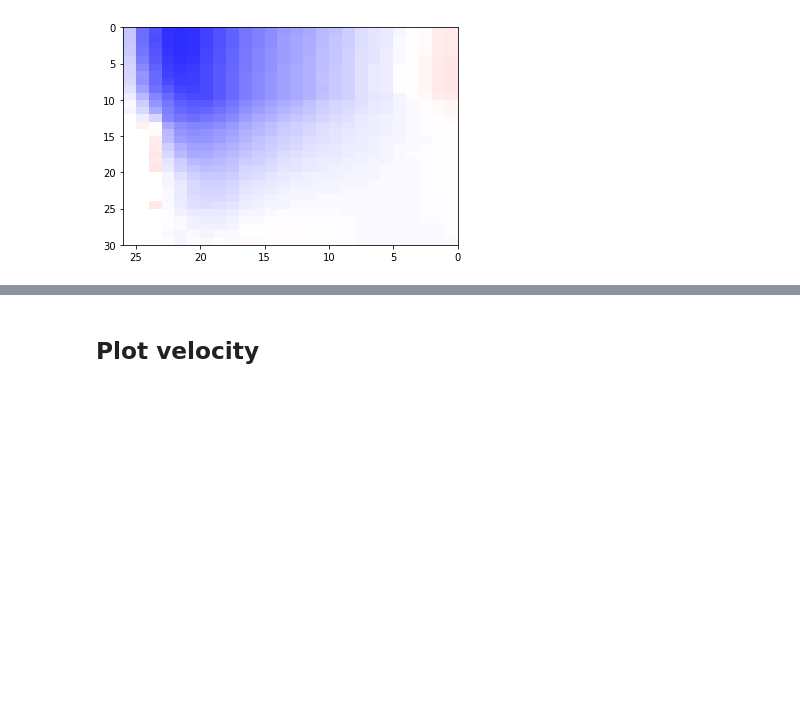
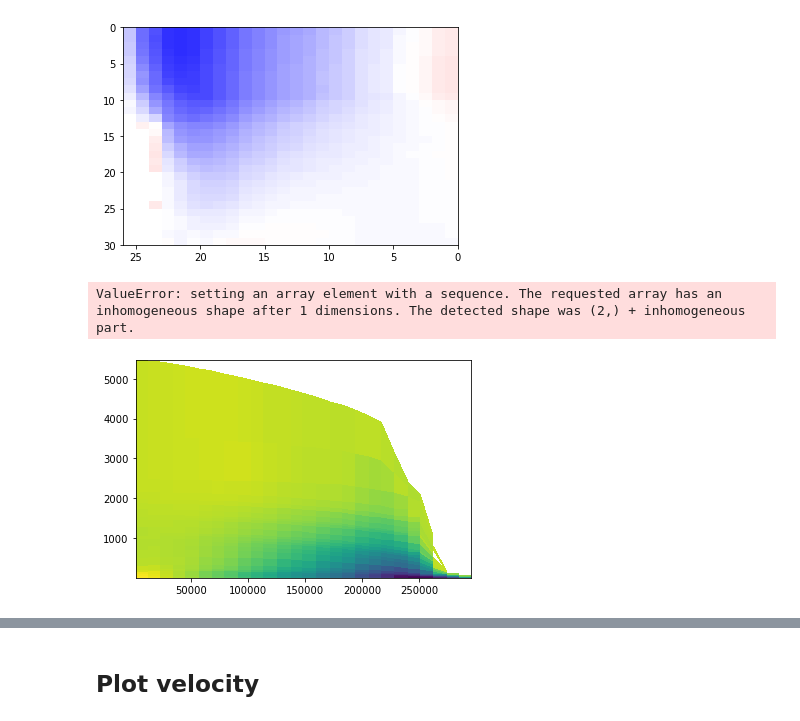
Before and after one commit to HarryLuyt/paper1_scripts, a Jupyter notebook: Scripts/HYCOM_ACT_Section.ipynb, the cells around one changed output, grey strips where cells are left out. Drawn from its saved outputs; the diff is of its cells as text; code cells hidden in the pictures; blank space fills up the shorter version.

```diff
--- a/Scripts/HYCOM_ACT_Section.ipynb
+++ b/Scripts/HYCOM_ACT_Section.ipynb
@@ -182,3 +182,15 @@ ax.invert_yaxis()
 ax.invert_xaxis()
 # %% [output]
 [figure]
+# %%
+# plt.pcolormesh(FREE_rot['intf_lower'].mean(dim='time'))
+depth_grid = FREE_rot['intf_lower'].mean(dim='time')
+# plt.contourf(np.meshgrid(depth_grid), FREE_rot['east_utot'].mean(dim = 'time').transpose(),
+#                   20, vmin = -1.0, vmax = 1.0, cmap = 'seismic_r', alpha = 0.3)
+plt.pcolormesh(FREE_rot['distance'], depth_grid, FREE_rot['east_utot'].mean(dim = 'time'))
+plt.contour([depth_grid[0,:], depth_grid[:,0]], depth_grid, FREE_rot['east_utot'].mean(dim = 'time'),
+                  20, vmin = -1.0, vmax = 1.0, cmap = 'seismic_r', alpha = 0.3)
+# plt.pcolor(lon,-li_mean,NIT_mean)
+# %% [output]
+ValueError: setting an array element with a sequence. The requested array has an inhomogeneous shape after 1 dimensions. The detected shape was (2,) + inhomogeneous part.
+[figure, added]
```
Also changed, not shown: parts of 4 cells of this notebook.
